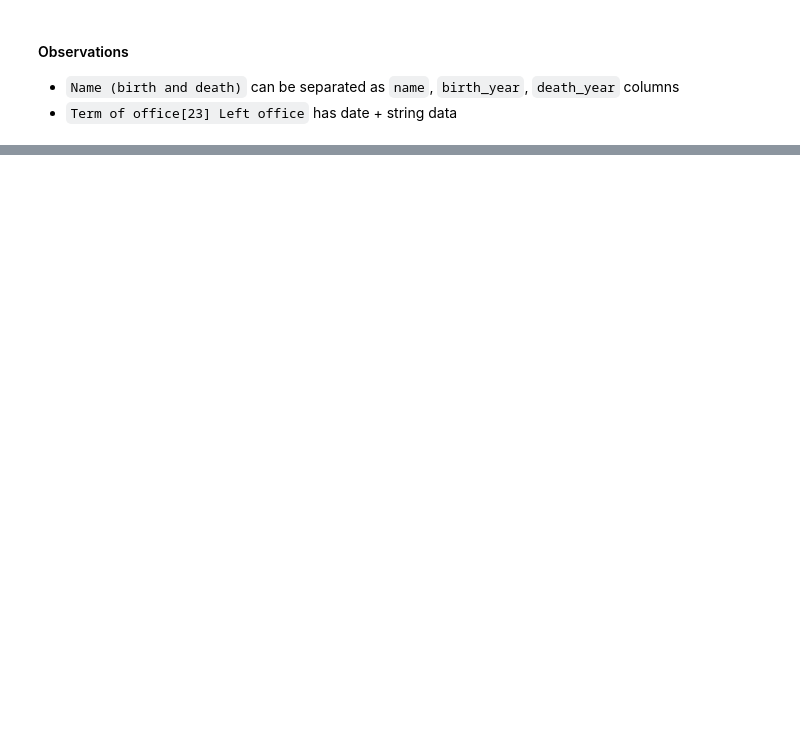
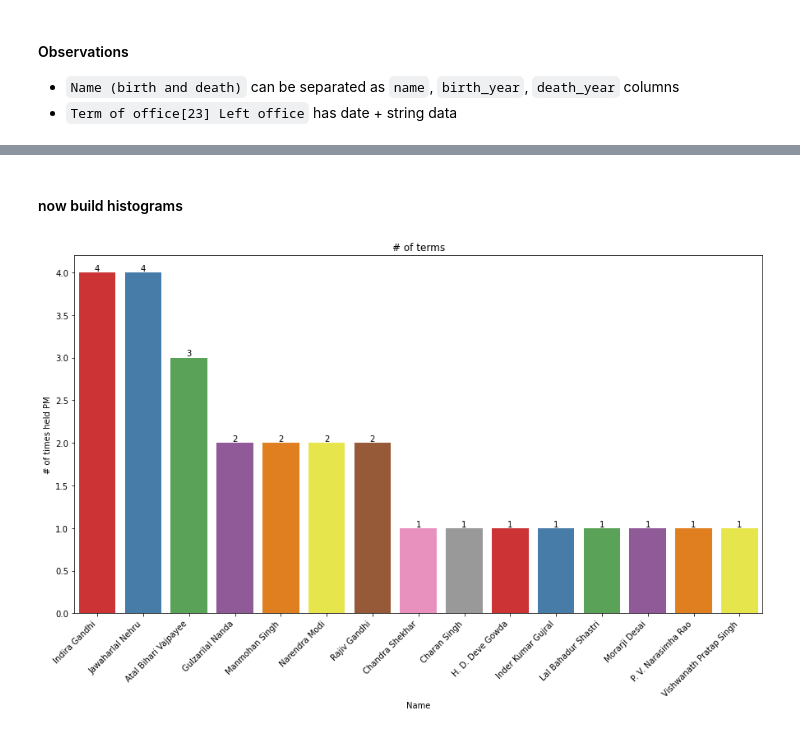
Before and after one commit to theAshokSharma/pytipstricks, a Jupyter notebook: eda_pm.ipynb, the cells around one changed output, grey strips where cells are left out. Cells and saved outputs as stored; diff of their text form; code cells hidden in the pictures; blank space fills up the shorter version.

Commit message:
charts

```diff
--- a/eda_pm.ipynb
+++ b/eda_pm.ipynb
@@ -152,0 +186,4 @@ print(df_split)
+# %%
+df[['to_dd', 'to_mnthname', 'to_yyyy']] = df['Term of office[23] Took office'].str.split(' ', expand=True)
+# display the dataframe
+df
@@ -152,0 +208,4 @@ print(df_split)
+# %%
+month_name = {'January' : 1, 'February' : 2, 'March': 3, 'April': 4,
+              'May': 5, 'June': 6, 'July': 7, 'August': 8, 'September': 9,
+              'October': 10, 'November': 11, 'December': 12 }
@@ -152,0 +215,4 @@ print(df_split)
+# %%
+## convert Took Office into proper date column
+df['took_office_date'] = df['to_yyyy'] +  '/' + df['to_mnthname'].map(lambda x: month_name[x]).astype(str) + '/' + df['to_dd']
+df
@@ -152,0 +237,2 @@ print(df_split)
+# %% [markdown]
+#### now build histograms
@@ -152,0 +242,28 @@ print(df_split)
+# %%
+pm_frequency = (
+    df.groupby(['Name'])['No.']
+    .count()
+    .reset_index()
+)
+pm_frequency.sort_values(by=['No.'], ascending=False, inplace=True)
+# %%
+# Plotting play count distribution chart
+s_df = pd.DataFrame(pm_frequency)
+
+plt.figure(figsize=(15,8))
+ax = sns.barplot(x = s_df['Name'],
+            y = s_df['No.'].values,
+            palette='Set1',
+            data = s_df)
+            # order=s_df.sort_values(, ascending=False).index)
+plt.ylabel('# of times held PM')
+plt.xticks(rotation=45,
+           horizontalalignment='right',
+           fontweight='light',
+           fontsize='medium' )
+plt.title('# of terms', loc='center')
+for container in ax.containers:
+    ax.bar_label(container)
+plt.show()
+# %% [output]
+[figure, added]
```
Also changed, not shown: parts of 16 cells of this notebook.
